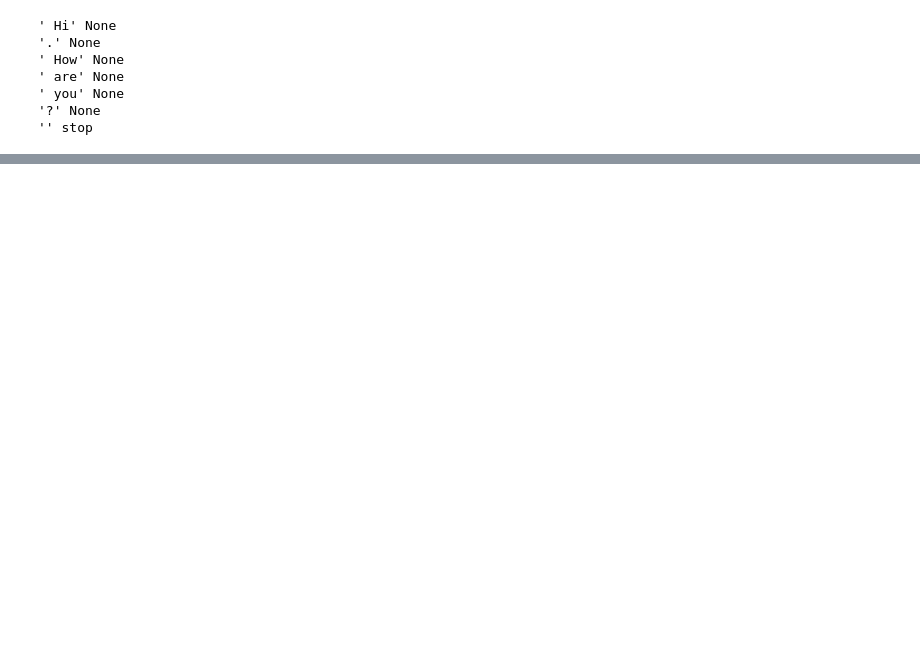
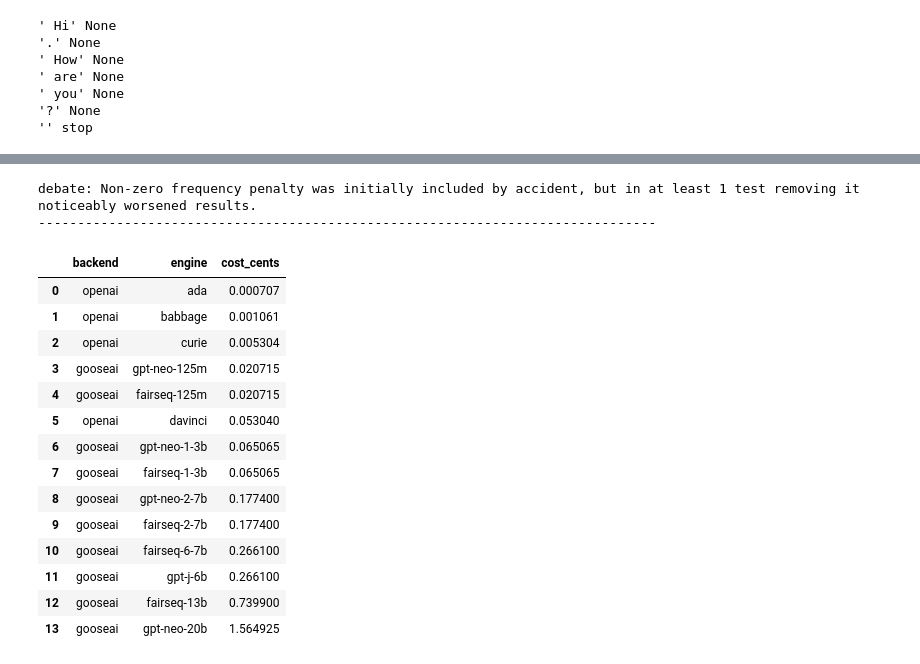
Before and after one commit to hdmamin/jabberwocky, a Jupyter notebook: notebooks/nb015-fix-openai-api-issue.ipynb, the cells around one changed output, grey strips where cells are left out. Cells and saved outputs as stored; diff of their text form; code cells hidden in the pictures; blank space fills up the shorter version.

Commit message:
cost estimator basic func

```diff
--- a/notebooks/nb015-fix-openai-api-issue.ipynb
+++ b/notebooks/nb015-fix-openai-api-issue.ipynb
@@ -414,0 +469,22 @@ for tok, full in stream_with_stop(res):
+# %%
+prompt = load_prompt('debate', 'A hot dog is a sandwich.')['prompt']
+cost_res = estimate_cost(completion_length=300, prompt=prompt)
+cost_res
+# %% [output]
+debate: Non-zero frequency penalty was initially included by accident, but in at least 1 test removing it noticeably worsened results.
+-------------------------------------------------------------------------------
+|  | backend | engine | cost_cents |
+| 0 | openai | ada | 0.000707 |
+| 1 | openai | babbage | 0.001061 |
+| 2 | openai | curie | 0.005304 |
+| 3 | gooseai | gpt-neo-125m | 0.020715 |
+| 4 | gooseai | fairseq-125m | 0.020715 |
+| 5 | openai | davinci | 0.053040 |
+| 6 | gooseai | gpt-neo-1-3b | 0.065065 |
+| 7 | gooseai | fairseq-1-3b | 0.065065 |
+| 8 | gooseai | gpt-neo-2-7b | 0.177400 |
+| 9 | gooseai | fairseq-2-7b | 0.177400 |
+| 10 | gooseai | fairseq-6-7b | 0.266100 |
+| 11 | gooseai | gpt-j-6b | 0.266100 |
+| 12 | gooseai | fairseq-13b | 0.739900 |
+| 13 | gooseai | gpt-neo-20b | 1.564925 |
```
Also changed, not shown: parts of 12 cells of this notebook, 4 other files.
